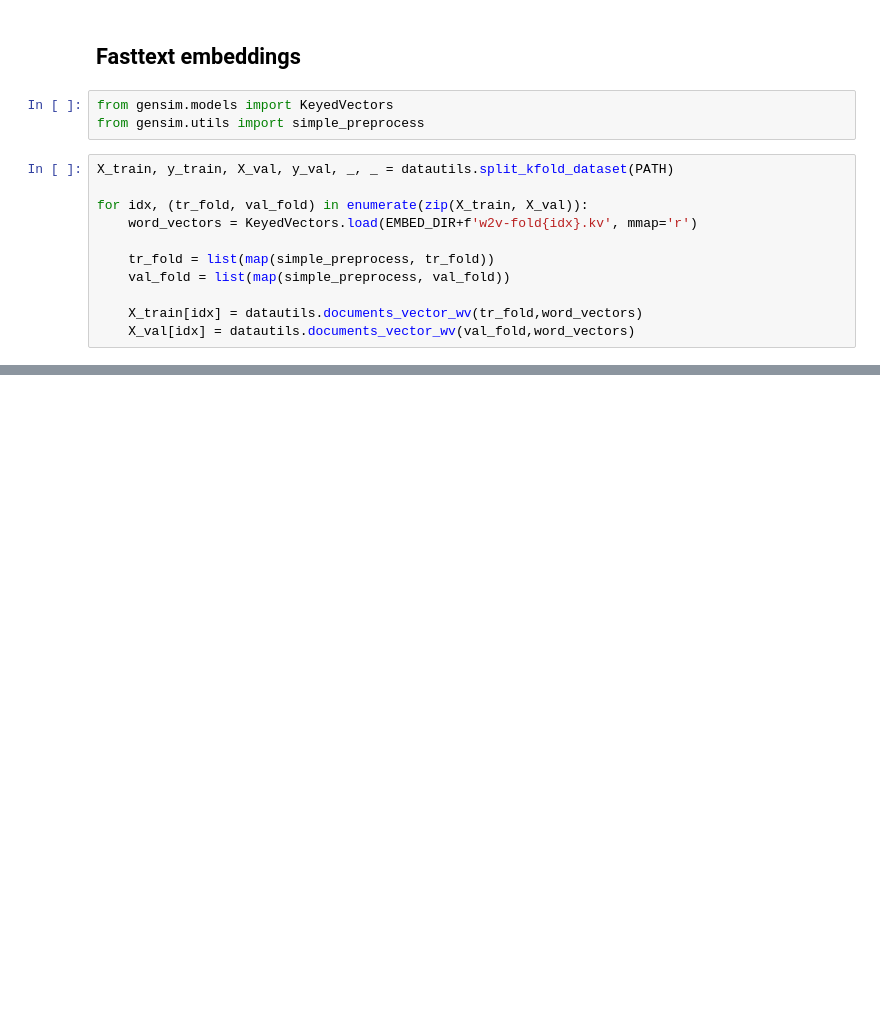
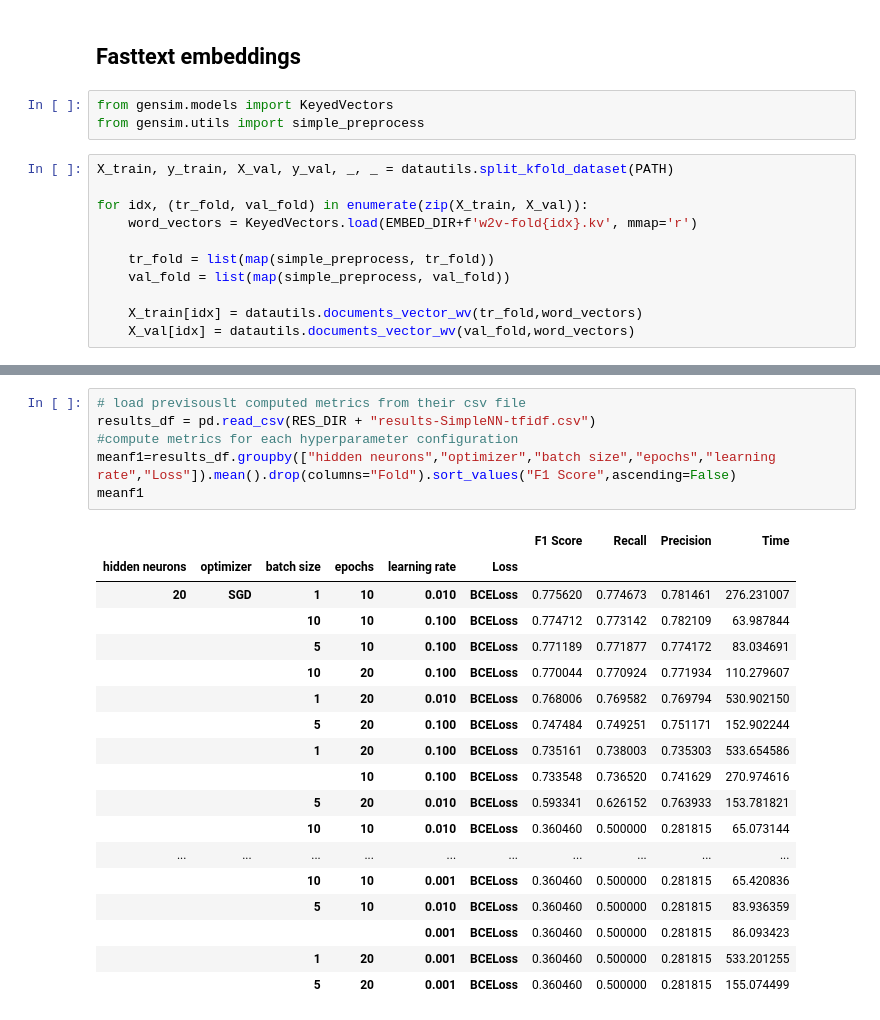
Before and after one commit to SaulUrso/Power-identification-Parlament, a Jupyter notebook: NN.ipynb, the cells around one changed output, grey strips where cells are left out. Cells and saved outputs as stored; diff of their text form; blank space fills up the shorter version.

Commit message:
added metrics for ftx and w2v on simple NN

```diff
--- a/NN.ipynb
+++ b/NN.ipynb
@@ -129,0 +573,25 @@ for idx, (tr_fold, val_fold) in enumerate(zip(X_train, X_val)):
+# %%
+# load previsouslt computed metrics from their csv file
+results_df = pd.read_csv(RES_DIR + "results-SimpleNN-tfidf.csv")
+#compute metrics for each hyperparameter configuration
+meanf1=results_df.groupby(["hidden neurons","optimizer","batch size","epochs","learning rate","Loss"]).mean().drop(columns="Fold").sort_values("F1 Score",ascending=False)
+meanf1
+# %% [output]
+|  |  |  |  |  |  | F1 Score | Recall | Precision | Time |
+| hidden neurons | optimizer | batch size | epochs | learning rate | Loss |  |  |  |  |
+| 20 | SGD | 1 | 10 | 0.010 | BCELoss | 0.775620 | 0.774673 | 0.781461 | 276.231007 |
+|  |  | 10 | 10 | 0.100 | BCELoss | 0.774712 | 0.773142 | 0.782109 | 63.987844 |
+|  |  | 5 | 10 | 0.100 | BCELoss | 0.771189 | 0.771877 | 0.774172 | 83.034691 |
+|  |  | 10 | 20 | 0.100 | BCELoss | 0.770044 | 0.770924 | 0.771934 | 110.279607 |
+|  |  | 1 | 20 | 0.010 | BCELoss | 0.768006 | 0.769582 | 0.769794 | 530.902150 |
+|  |  | 5 | 20 | 0.100 | BCELoss | 0.747484 | 0.749251 | 0.751171 | 152.902244 |
+|  |  | 1 | 20 | 0.100 | BCELoss | 0.735161 | 0.738003 | 0.735303 | 533.654586 |
+|  |  |  | 10 | 0.100 | BCELoss | 0.733548 | 0.736520 | 0.741629 | 270.974616 |
+|  |  | 5 | 20 | 0.010 | BCELoss | 0.593341 | 0.626152 | 0.763933 | 153.781821 |
+|  |  | 10 | 10 | 0.010 | BCELoss | 0.360460 | 0.500000 | 0.281815 | 65.073144 |
+| ... | ... | ... | ... | ... | ... | ... | ... | ... | ... |
+|  |  | 10 | 10 | 0.001 | BCELoss | 0.360460 | 0.500000 | 0.281815 | 65.420836 |
+|  |  | 5 | 10 | 0.010 | BCELoss | 0.360460 | 0.500000 | 0.281815 | 83.936359 |
+|  |  |  |  | 0.001 | BCELoss | 0.360460 | 0.500000 | 0.281815 | 86.093423 |
+|  |  | 1 | 20 | 0.001 | BCELoss | 0.360460 | 0.500000 | 0.281815 | 533.201255 |
+|  |  | 5 | 20 | 0.001 | BCELoss | 0.360460 | 0.500000 | 0.281815 | 155.074499 |
```
Also changed, not shown: parts of 13 cells of this notebook, 2 other files.
